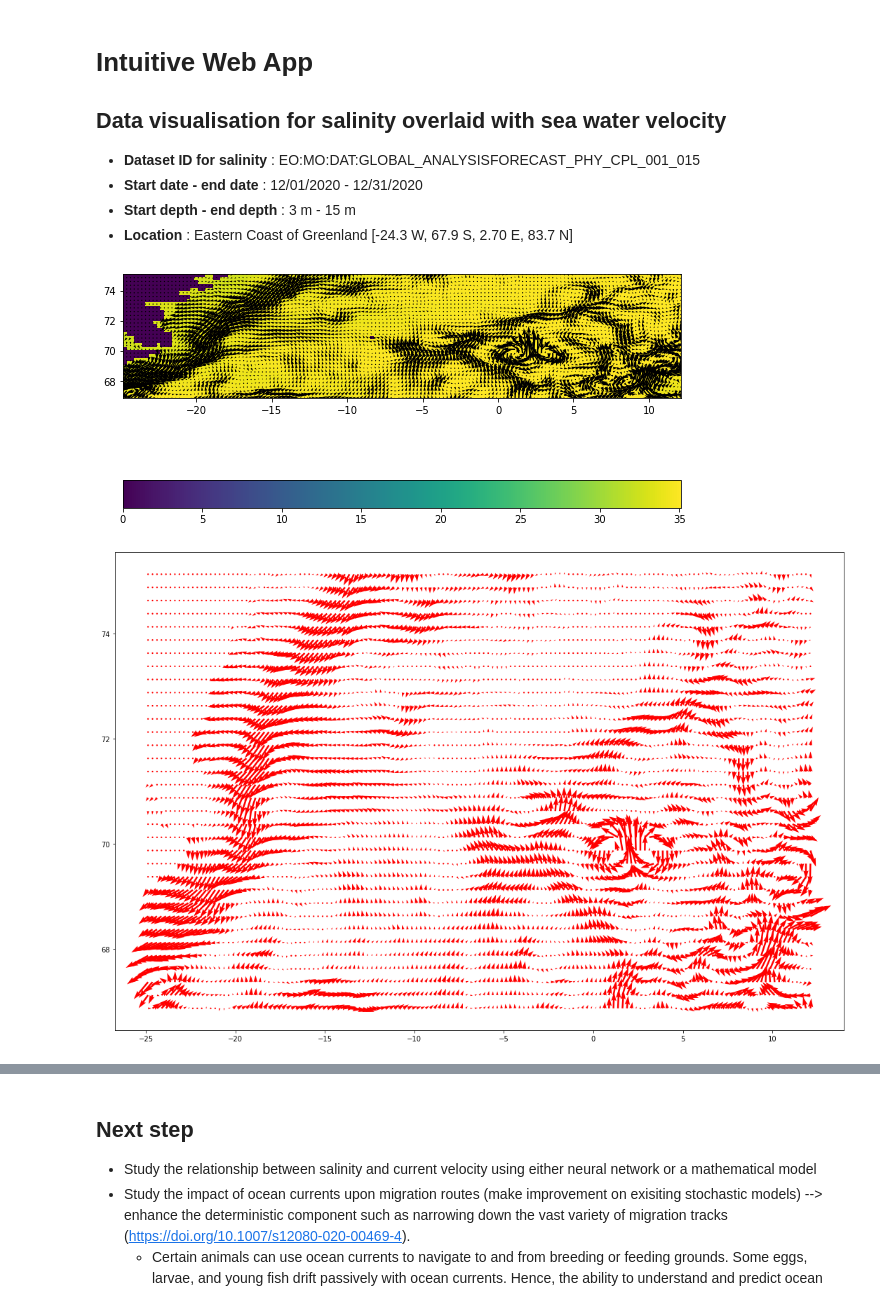
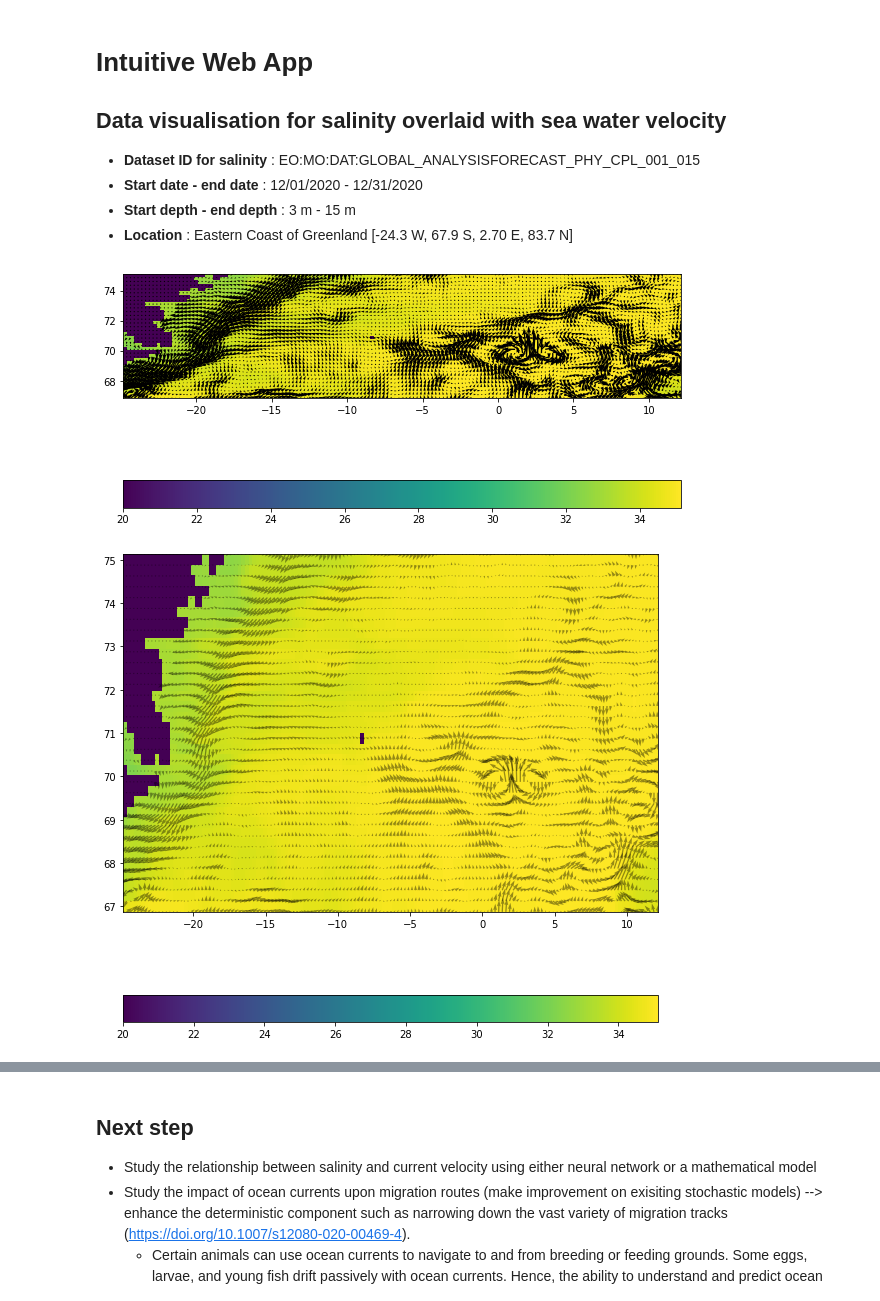
Before and after one commit to cassinihackathons/ArcticMonkeys, a Jupyter notebook: Prototype.ipynb, the cells around one changed output, grey strips where cells are left out. Cells and saved outputs as stored; diff of their text form; code cells hidden in the pictures.

```diff
--- a/Prototype.ipynb
+++ b/Prototype.ipynb
@@ -25,7 +28,7 @@ ind = np.where(nsct > 10**5)
 nsct[ind] = 0
 
 ind = np.where(sal < 0)
-sal[ind] = 0
+sal[ind] = 20
 # %%
 fig = plt.figure(figsize=(10, 10))
 ax = fig.add_subplot(111)
@@ -36,36 +39,39 @@ ax.quiver(x, y, ewct[0, :, :], nsct[0, :, :]) # on 12/01
 plt.show()
 plt.close(fig)
 # %% [output]
-[figure, old version]
+[figure, new version]
 # %%
 %matplotlib inline
 from matplotlib import animation, rcParams
 from IPython.core.display import display,HTML
 rcParams['animation.writer'] = 'ffmpeg'
 
 
-fig = plt.figure(figsize=(15, 10))
+fig = plt.figure(figsize=(8, 8))
 ax = fig.add_subplot(111)
-Q = ax.quiver(x, y, ewct[0, :, :], nsct[0, :, :], color='r')
+Q = ax.quiver(x, y, ewct[0, :, :], nsct[0, :, :], color='k', alpha=.4)
 
-ewct_frame = [ewct[i, :, :] for i in range(1,30)]
-nsct_frame = [ewct[i, :, :] for i in range(1,30)]
+Z = ax.imshow(sal[0, 1:, 1:], extent=[x[0],x[-1],y[0],y[-1]], origin='lower') # on 12/31
+plt.colorbar(colormap, orientation="horizontal")
+ax.set_aspect(3)
+
 
 def update_quiver(frame):
     """updates the horizontal and vertical vector components by a
     fixed increment on each frame
     """
 
-    Q.set_UVC(x, y, ewct[frame, :, :], nsct[frame, :, :])
+    Q.set_UVC(ewct[frame, :, :], nsct[frame, :, :])
+    Z.set_data(sal[frame, 1:, 1:])
 
-    return Q,
+    return Q, Z
 
 # you need to set blit=False, or the first set of arrows never gets
 # cleared on subsequent frames
-anim = animation.FuncAnimation(fig, update_quiver, frames=30, interval=1)
+anim = animation.FuncAnimation(fig, update_quiver, frames=30, interval=300)
 fig.tight_layout()
 plt.show()
 # %% [output]
-[figure, old version]
+[figure, new version]
 # %%
 HTML(anim.to_html5_video())
```
Also changed, not shown: parts of 2 cells of this notebook.
